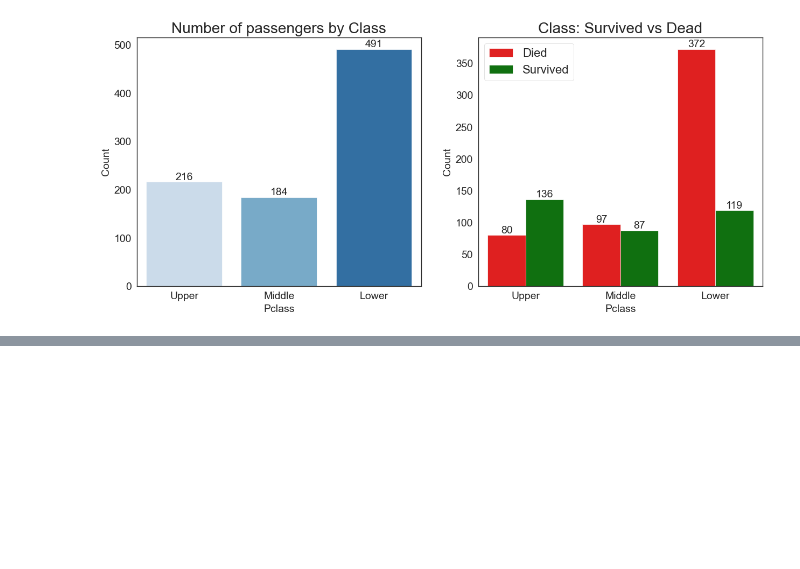
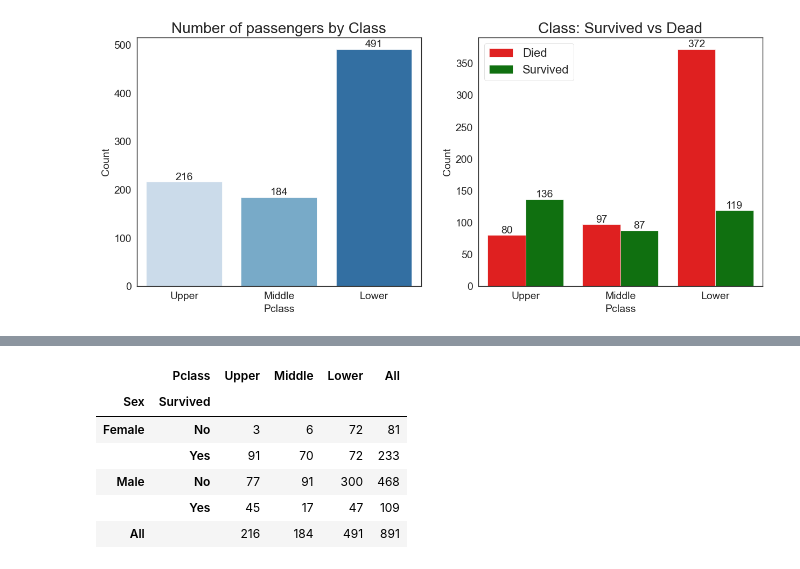
Before and after one commit to abhirajan1998/Data-Science-Learning-Project, a Jupyter notebook: Titanic Survival Prediction/EDA.ipynb, the cells around one changed output, grey strips where cells are left out. Cells and saved outputs as stored; diff of their text form; code cells hidden in the pictures; blank space fills up the shorter version.

```diff
--- a/Titanic Survival Prediction/EDA.ipynb
+++ b/Titanic Survival Prediction/EDA.ipynb
@@ -343,0 +367,10 @@ text_annotate(cnt2)
+# %%
+pd.crosstab([train_df['Sex'], train_df['Survived']], train_df['Pclass'], margins=True).rename(columns=pclass, index=survived)
+# %% [output]
+|  | Pclass | Upper | Middle | Lower | All |
+| Sex | Survived |  |  |  |  |
+| Female | No | 3 | 6 | 72 | 81 |
+|  | Yes | 91 | 70 | 72 | 233 |
+| Male | No | 77 | 91 | 300 | 468 |
+|  | Yes | 45 | 17 | 47 | 109 |
+| All |  | 216 | 184 | 491 | 891 |
```
Also changed, not shown: parts of 6 cells of this notebook.
